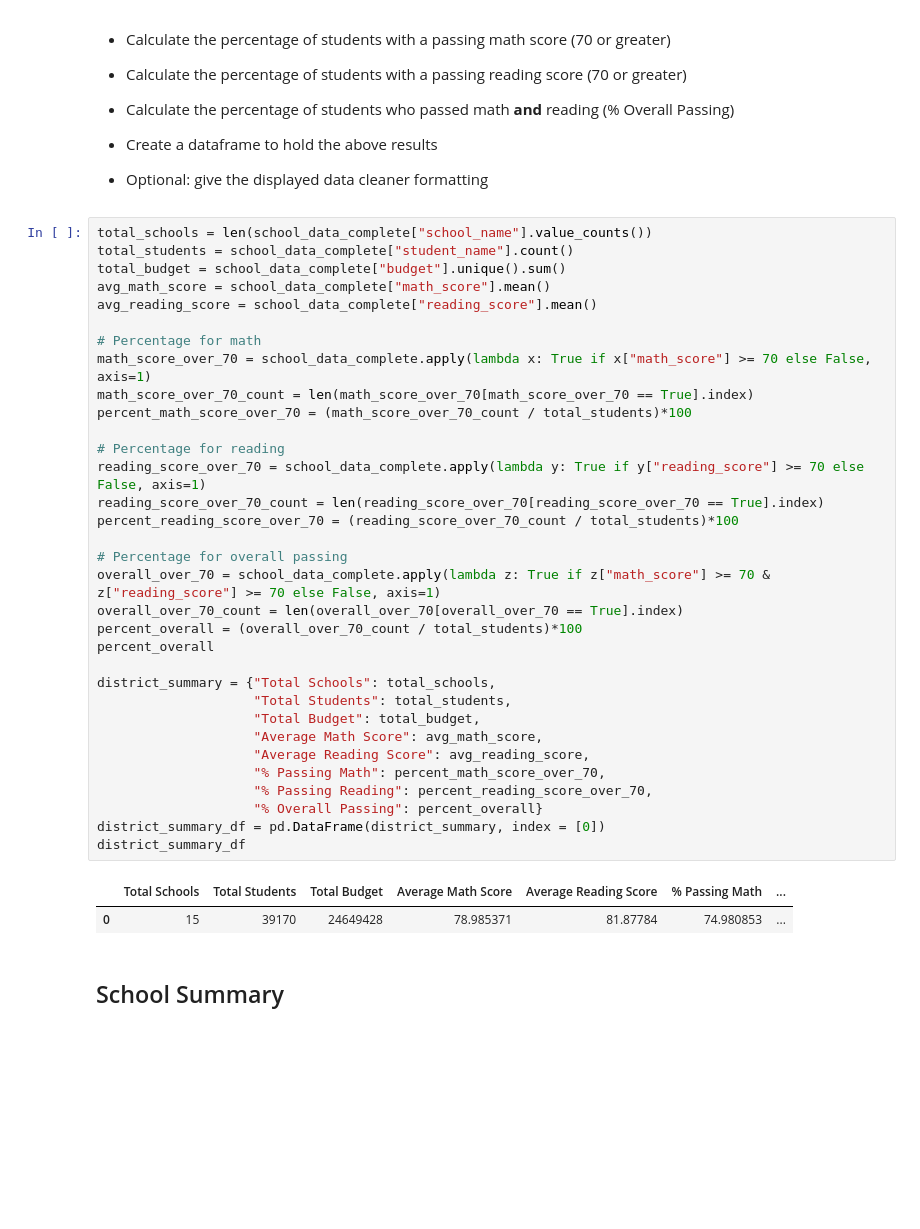
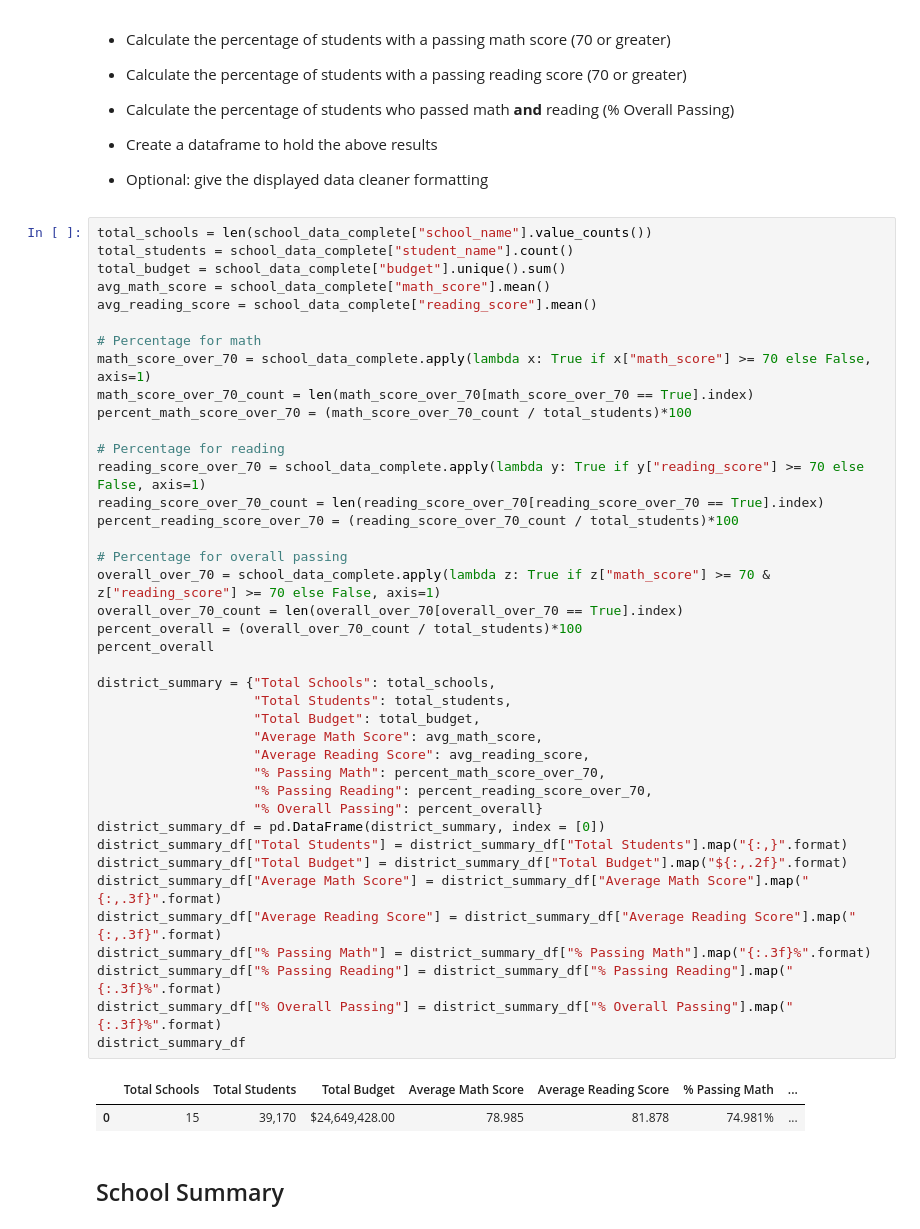
Before and after one commit to bay0624/Pandas-Challenge, a Jupyter notebook: PyCitySchools/PyCitySchools_starter.ipynb, the cells around one changed output. Saved outputs shown, nothing was run; the diff lists cells and outputs as text; blank space fills up the shorter version.

Commit message:
Add format to District Summary

```diff
--- a/PyCitySchools/PyCitySchools_starter.ipynb
+++ b/PyCitySchools/PyCitySchools_starter.ipynb
@@ -58,34 +58,41 @@ avg_math_score = school_data_complete["math_score"].mean()
 avg_reading_score = school_data_complete["reading_score"].mean()
 
 # Percentage for math
 math_score_over_70 = school_data_complete.apply(lambda x: True if x["math_score"] >= 70 else False, axis=1)
 math_score_over_70_count = len(math_score_over_70[math_score_over_70 == True].index)
 percent_math_score_over_70 = (math_score_over_70_count / total_students)*100
 
 # Percentage for reading
 reading_score_over_70 = school_data_complete.apply(lambda y: True if y["reading_score"] >= 70 else False, axis=1)
 reading_score_over_70_count = len(reading_score_over_70[reading_score_over_70 == True].index)
 percent_reading_score_over_70 = (reading_score_over_70_count / total_students)*100
 
 # Percentage for overall passing
 overall_over_70 = school_data_complete.apply(lambda z: True if z["math_score"] >= 70 & z["reading_score"] >= 70 else False, axis=1)
 overall_over_70_count = len(overall_over_70[overall_over_70 == True].index)
 percent_overall = (overall_over_70_count / total_students)*100
 percent_overall
 
 district_summary = {"Total Schools": total_schools,
                     "Total Students": total_students,
                     "Total Budget": total_budget,
                     "Average Math Score": avg_math_score,
                     "Average Reading Score": avg_reading_score,
                     "% Passing Math": percent_math_score_over_70,
                     "% Passing Reading": percent_reading_score_over_70,
                     "% Overall Passing": percent_overall}
 district_summary_df = pd.DataFrame(district_summary, index = [0])
+district_summary_df["Total Students"] = district_summary_df["Total Students"].map("{:,}".format)
+district_summary_df["Total Budget"] = district_summary_df["Total Budget"].map("${:,.2f}".format)
+district_summary_df["Average Math Score"] = district_summary_df["Average Math Score"].map("{:,.3f}".format)
+district_summary_df["Average Reading Score"] = district_summary_df["Average Reading Score"].map("{:,.3f}".format)
+district_summary_df["% Passing Math"] = district_summary_df["% Passing Math"].map("{:.3f}%".format)
+district_summary_df["% Passing Reading"] = district_summary_df["% Passing Reading"].map("{:.3f}%".format)
+district_summary_df["% Overall Passing"] = district_summary_df["% Overall Passing"].map("{:.3f}%".format)
 district_summary_df
 # %% [output]
 |  | Total Schools | Total Students | Total Budget | Average Math Score | Average Reading Score | % Passing Math | ... |
-| 0 | 15 | 39170 | 24649428 | 78.985371 | 81.87784 | 74.980853 | ... |
+| 0 | 15 | 39,170 | $24,649,428.00 | 78.985 | 81.878 | 74.981% | ... |
 # %% [markdown]
 ## School Summary
 # %% [markdown]
```
